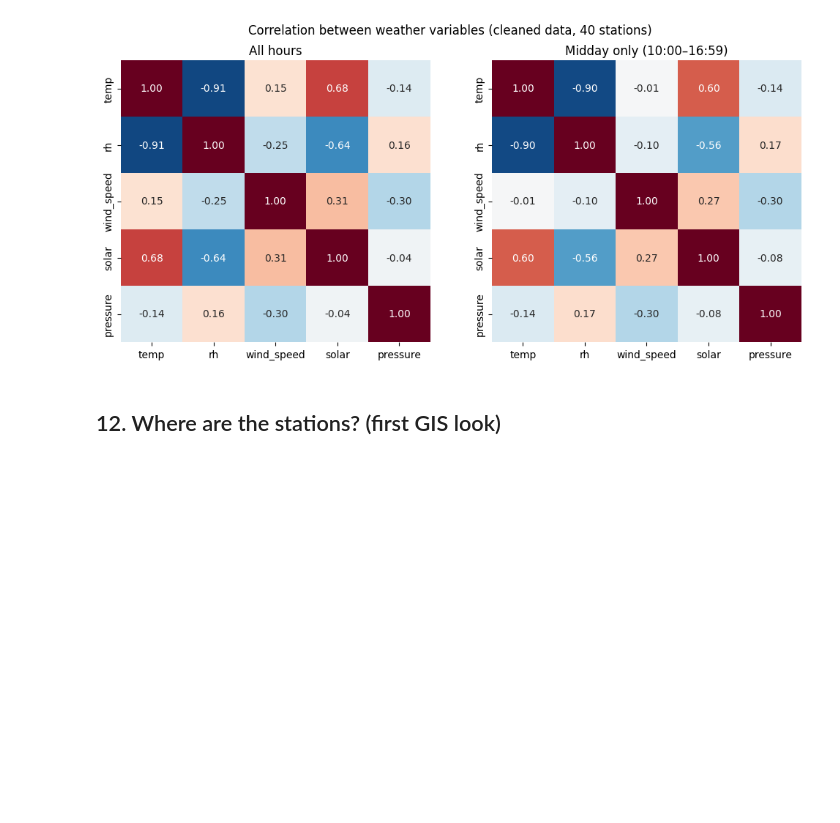
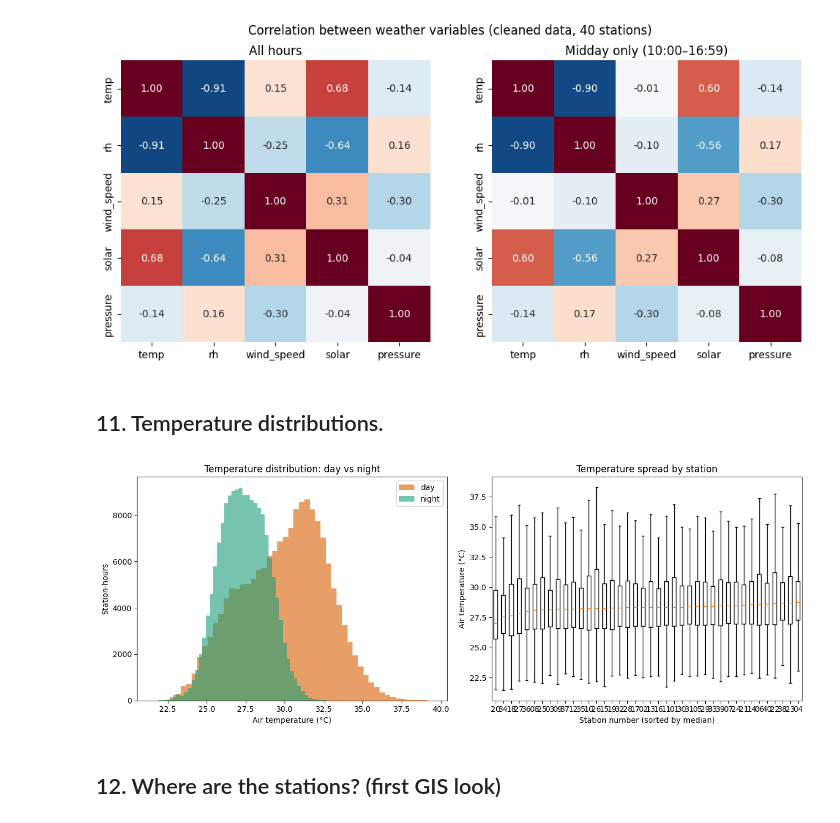
Before and after one commit to fabianhuang54/BPS5231-Spatial-Intelligence-for-Urban-Greening, a Jupyter notebook: notebooks/01_weather_eda.ipynb, the cells around one changed output. Saved outputs shown, nothing was run; the diff lists cells and outputs as text; code cells hidden in the pictures; blank space fills up the shorter version.

Commit message:
Add notebook cells for temperature distributions and GIS station map
Co-Authored-By: Claude Sonnet 5.5 <noreply@anthropic.com>

```diff
--- a/notebooks/01_weather_eda.ipynb
+++ b/notebooks/01_weather_eda.ipynb
@@ -436,6 +436,34 @@ fig.savefig("../outputs/figures/correlation_matrix.png", dpi=200, bbox_inches="t
 plt.show()
 # %% [output]
 [figure]
+# %% [markdown]
+## 11. Temperature distributions.
+# %%
+fig, axes = plt.subplots(1, 2, figsize=(13, 5))
+
+# Left: how hourly temperature is spread across the whole campus, day vs night
+for label, colour in [("day", "#d95f02"), ("night", "#1b9e77")]:
+    axes[0].hist(clean.loc[clean["period"] == label, "temp"].dropna(),
+                 bins=50, alpha=0.6, label=label, color=colour)
+axes[0].set_xlabel("Air temperature (°C)")
+axes[0].set_ylabel("Station-hours")
+axes[0].set_title("Temperature distribution: day vs night")
+axes[0].legend()
+
+# Right: spread per station, ordered by median temperature
+order = clean.groupby("Station")["temp"].median().sort_values().index
+data = [clean.loc[clean["Station"] == s, "temp"].dropna() for s in order]
+axes[1].boxplot(data, labels=[s.replace("WS", "") for s in order],
+                showfliers=False)
+axes[1].set_xlabel("Station number (sorted by median)")
+axes[1].set_ylabel("Air temperature (°C)")
+axes[1].set_title("Temperature spread by station")
+
+plt.tight_layout()
+plt.savefig("../outputs/figures/temperature_distributions.png", dpi=200, bbox_inches="tight")
+plt.show()
+# %% [output]
+[figure, added]
 # %% [markdown]
 ## 12. Where are the stations? (first GIS look)
 # %%
```
